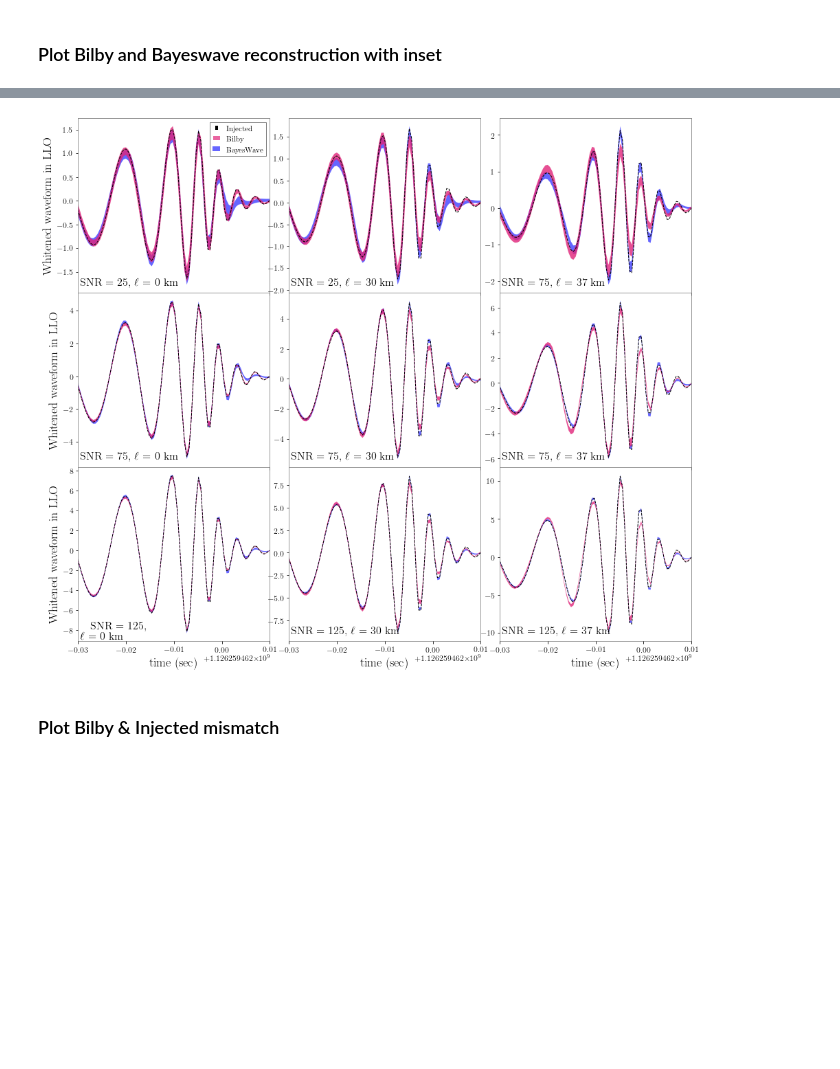
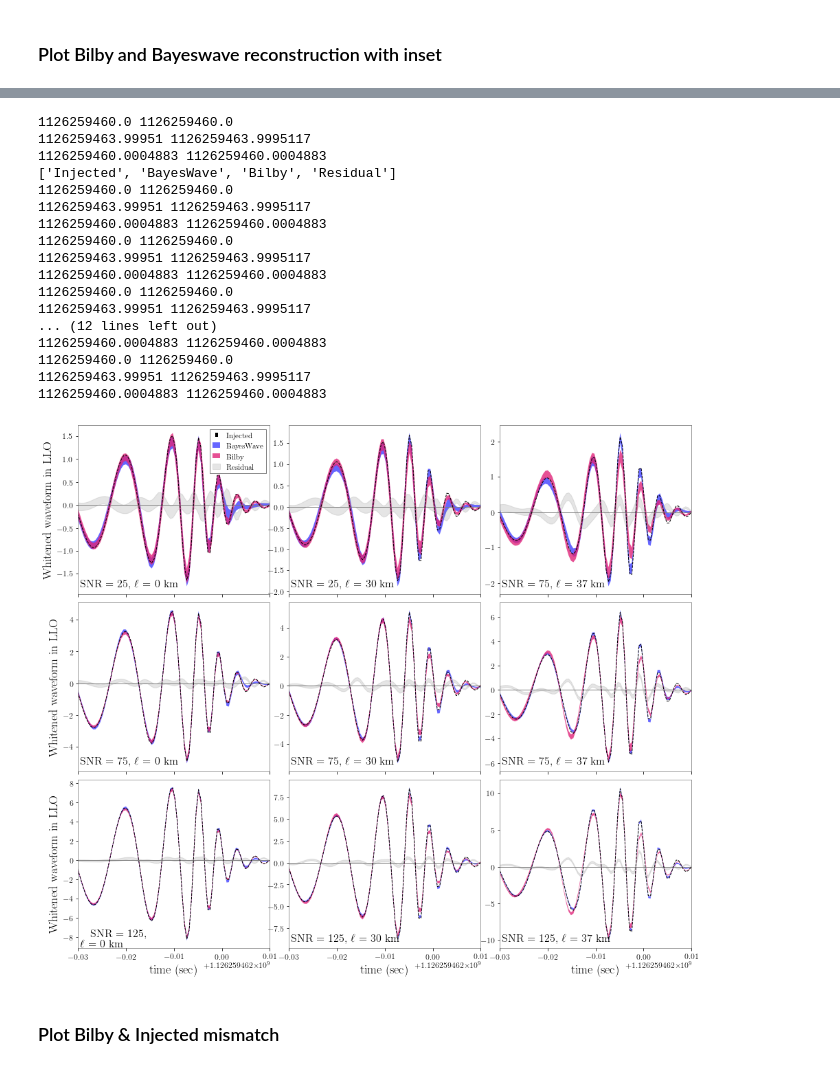
Before and after one commit to mariaokounkova/BeyondGRAnalysis, a Jupyter notebook: BilbyAnalysis.ipynb, the cells around one changed output, grey strips where cells are left out. Cells and saved outputs as stored; diff of their text form; code cells hidden in the pictures; blank space fills up the shorter version.

```diff
--- a/BilbyAnalysis.ipynb
+++ b/BilbyAnalysis.ipynb
@@ -463,2 +471,23 @@ PlotTimeDomainWaveforms()
 # %% [markdown]
 ### Plot Bilby and Bayeswave reconstruction with inset
+# %%
+base_dir = "/home/maria.okounkova/BeyondGRAnalysis/BilbyPE/PHENOM_"
+
+det = "L1"
+p = base_dir + "dCS_0p37_125"
+time_bw, d1, d2, d3, d4, d5 = GetBWMedianData(p, det = det)
+time_bilby, data_bilby, lo_bilby, hi_bilby = GetBilbyData(p, det = det)
+# %%
+def ComputeResiduals(time_1, h_1, h_1_lo, h_1_hi, time_2, h_2, h_2_lo, h_2_hi):
+
+    """ Given two (time, strain) datasets, compute the residual, first
+        interpolating onto the same time axis """
+    print(time_1[0], time_1[0])
+    print(time_1[-1], time_2[-1])
+    print(time_1[1], time_2[1])
+    res_med = h_1 - h_2
+    res_lo = h_1_lo - h_2
+    res_hi = h_1_hi - h_2
+    return time_1, res_med, res_lo, res_hi
+
+t_res, res, res_lo, res_hi = ComputeResiduals(time_bw, d1, d2, d3, time_bilby, data_bilby, lo_bilby, hi_bilby)
@@ -484,9 +525,13 @@ def PlotMedianDataInset(p, ax, det = "L1", label = "", legend = False):
     #ax.fill_between(time_bw, d4, d5, alpha = 0.4, color=bw_color, edgecolor=None, linewidth=0.0) ## 50% interval
 
     # Plot Bilby reconstruction
-    ax.plot([],[], '-', color = bilby_color, lw = 1.5, alpha=0.7,  label = 'Bilby')
     #ax.plot(time_bilby, data_bilby, '-', color = bilby_color, lw = 1.0, alpha = 0.8, label = 'Bilby')
     ax.fill_between(time_bilby, lo_bilby, hi_bilby, alpha = 0.8, color=bilby_color, linewidth = 0.0, edgecolor=None, label = 'Bilby') ## 90% interval
+
+    ## Compute and plot the residual
+    t_res, res, res_lo, res_hi = ComputeResiduals(time_bw, d1, d2, d3, time_bilby, data_bilby, lo_bilby, hi_bilby)
+    ax.fill_between(t_res, res_lo, res_hi, color = 'gray', alpha = 0.2, label = 'Residual')
+    ax.axhline(0.0, color = 'gray', lw = 1.0)
 
     ## Plot injected data
     time_inj, data_inj = GetBWInjectedData(p, det = det)
@@ -515,16 +560,17 @@ def PlotMedianDataInset(p, ax, det = "L1", label = "", legend = False):
     if legend:
         # get handles and labels
         handles, labels = ax.get_legend_handles_labels()
+        print(labels)
         # specify order of items in legend
-        order = [1,0,2]
+        order = [0, 1, 2, 3]
         # add legend to plot
         ax.legend([handles[idx] for idx in order],[labels[idx] for idx in order], frameon=True, framealpha = 1.0, fontsize=11, loc='upper right')
 
 
-def PlotInsets():
+def PlotInsets(det = "L1"):
     """ Create a plot of injected and recovered BW strains in the time domain """
 
-    det = "L1"
+    det_strings = {"L1":"LLO", "H1":"LHO", "V1":"Virgo"}
     mass = 68.0 ## Injected mass
     base_dir = "/home/maria.okounkova/BeyondGRAnalysis/BilbyPE/PHENOM_"
 
@@ -534,37 +580,54 @@ def PlotInsets():
     PlotMedianDataInset(base_dir + "dCS_" + ell + "_25", axarr[0][0], det = det, \
                   label = r'SNR = 25, $\ell$ = %d km' % EllinKm(ell, mass), legend = True)
     PlotMedianDataInset(base_dir + "dCS_" + ell + "_75", axarr[1][0], det = det, \
                    label = r'SNR = 75, $\ell$ = %d km' % EllinKm(ell, mass))
     PlotMedianDataInset(base_dir + "dCS_" + ell + "_125", axarr[2][0], det = det, \
                    label = r'SNR = 125, \\ $\ell$ = %d km' % EllinKm(ell, mass))
 
     ell = "0p3"
     PlotMedianDataInset(base_dir + "dCS_" + ell + "_25", axarr[0][1], det = det, \
                    label = r'SNR = 25, $\ell$ = %d km' % EllinKm(ell, mass))
     PlotMedianDataInset(base_dir + "dCS_" + ell + "_75", axarr[1][1], det = det, \
                    label = r'SNR = 75, $\ell$ = %d km' % EllinKm(ell, mass))
     PlotMedianDataInset(base_dir + "dCS_" + ell + "_125", axarr[2][1], det = det, \
                    label = r'SNR = 125, $\ell$ = %d km' % EllinKm(ell, mass))
 
     ell = "0p37"
     PlotMedianDataInset(base_dir + "dCS_" + ell + "_25", axarr[0][2], det = det, \
                     label = r'SNR = 75, $\ell$ = %d km' % EllinKm(ell, mass))
     PlotMedianDataInset(base_dir + "dCS_" + ell + "_75", axarr[1][2], det = det, \
                    label = r'SNR = 75, $\ell$ = %d km' % EllinKm(ell, mass))
     PlotMedianDataInset(base_dir + "dCS_" + ell + "_125", axarr[2][2], det = det, \
                    label = r'SNR = 125, $\ell$ = %d km' % EllinKm(ell, mass))
 
     for i in range(3):
         axarr[-1][i].set_xlabel('time (sec)', fontsize = 18)
-        axarr[i][0].set_ylabel('Whitened waveform in LLO', ha='center', labelpad = 4.0, rotation='vertical', fontsize=18)
-    plt.subplots_adjust(wspace=0.1, hspace=0.0)
+        axarr[i][0].set_ylabel('Whitened waveform in ' + det_strings[det], ha='center', labelpad = 4.0, rotation='vertical', fontsize=18)
+    plt.subplots_adjust(wspace=0.1, hspace=0.05)
     plt.savefig('Reconstructions.pdf')
     #plt.tight_layout()
     plt.show()
 
-PlotInsets()
+PlotInsets(det = "L1")
 # %% [output]
+1126259460.0 1126259460.0
+1126259463.99951 1126259463.9995117
+1126259460.0004883 1126259460.0004883
+['Injected', 'BayesWave', 'Bilby', 'Residual']
+1126259460.0 1126259460.0
+1126259463.99951 1126259463.9995117
+1126259460.0004883 1126259460.0004883
+1126259460.0 1126259460.0
+1126259463.99951 1126259463.9995117
+1126259460.0004883 1126259460.0004883
+1126259460.0 1126259460.0
+1126259463.99951 1126259463.9995117
+... (12 lines left out)
+1126259460.0004883 1126259460.0004883
+1126259460.0 1126259460.0
+1126259463.99951 1126259463.9995117
+1126259460.0004883 1126259460.0004883
-[figure, old version]
+[figure, new version]
 # %% [markdown]
 ### Plot Bilby & Injected mismatch
 # %%
```
Also changed, not shown: parts of 5 cells of this notebook, 1 other file.
